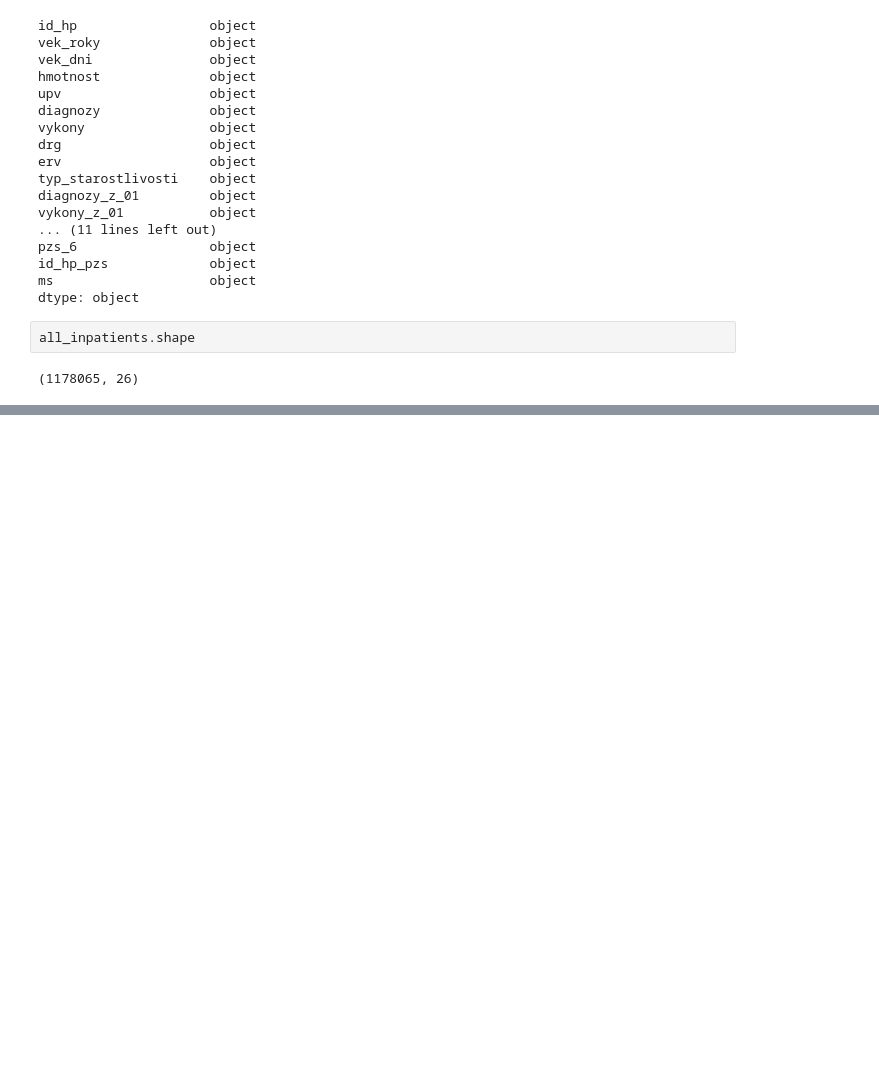
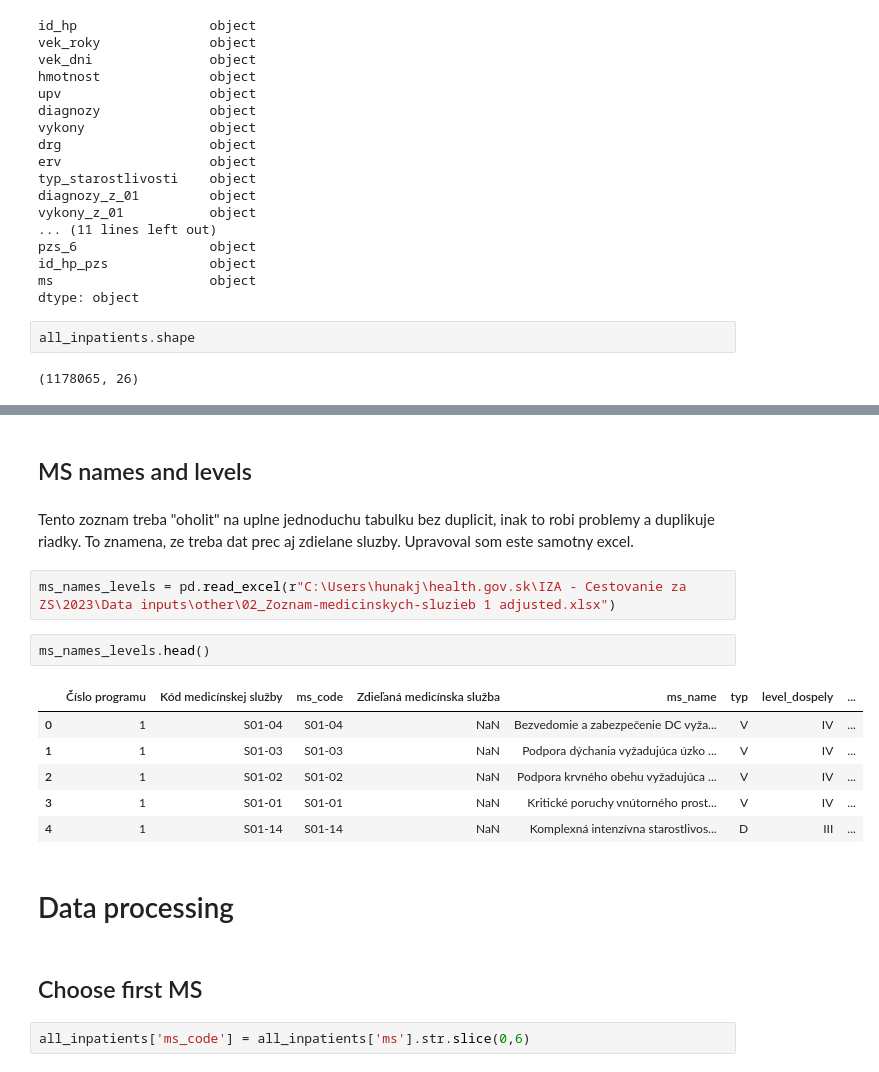
Before and after one commit to Institut-zdravotnych-analyz/Cestovanie_za_ZS_r2023, a Jupyter notebook: Skript_cestovanie_za_UZS_2023_v1.ipynb, the cells around one changed output, grey strips where cells are left out. Cells and saved outputs as stored; diff of their text form; blank space fills up the shorter version.

```diff
--- a/Skript_cestovanie_za_UZS_2023_v1.ipynb
+++ b/Skript_cestovanie_za_UZS_2023_v1.ipynb
@@ -57,0 +79,21 @@ zmena
+# %% [markdown]
+## MS names and levels
+# %% [markdown]
+Tento zoznam treba "oholit" na uplne jednoduchu tabulku bez duplicit, inak to robi problemy a duplikuje riadky. To znamena, ze treba dat prec aj zdielane sluzby. Upravoval som este samotny excel.
+# %%
+ms_names_levels = pd.read_excel(r"C:\Users\hunakj\health.gov.sk\IZA - Cestovanie za ZS\2023\Data inputs\other\02_Zoznam-medicinskych-sluzieb 1 adjusted.xlsx")
+# %%
+ms_names_levels.head()
+# %% [output]
+|  | Číslo programu | Kód medicínskej služby | ms_code | Zdieľaná medicínska služba | ms_name | typ | level_dospely | ... |
+| 0 | 1 | S01-04 | S01-04 | NaN | Bezvedomie a zabezpečenie DC vyža... | V | IV | ... |
+| 1 | 1 | S01-03 | S01-03 | NaN | Podpora dýchania vyžadujúca úzko ... | V | IV | ... |
+| 2 | 1 | S01-02 | S01-02 | NaN | Podpora krvného obehu vyžadujúca ... | V | IV | ... |
+| 3 | 1 | S01-01 | S01-01 | NaN | Kritické poruchy vnútorného prost... | V | IV | ... |
+| 4 | 1 | S01-14 | S01-14 | NaN | Komplexná intenzívna starostlivos... | D | III | ... |
+# %% [markdown]
+# Data processing
+# %% [markdown]
+## Choose first MS
+# %%
+all_inpatients['ms_code'] = all_inpatients['ms'].str.slice(0,6)
```
Also changed, not shown: parts of 37 cells of this notebook.
